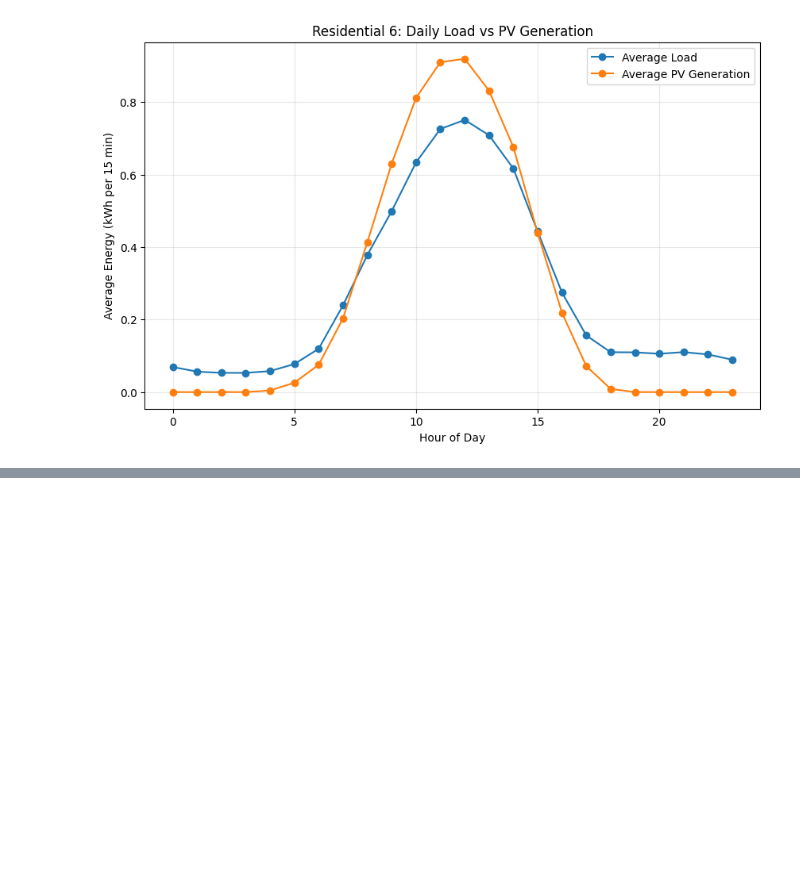
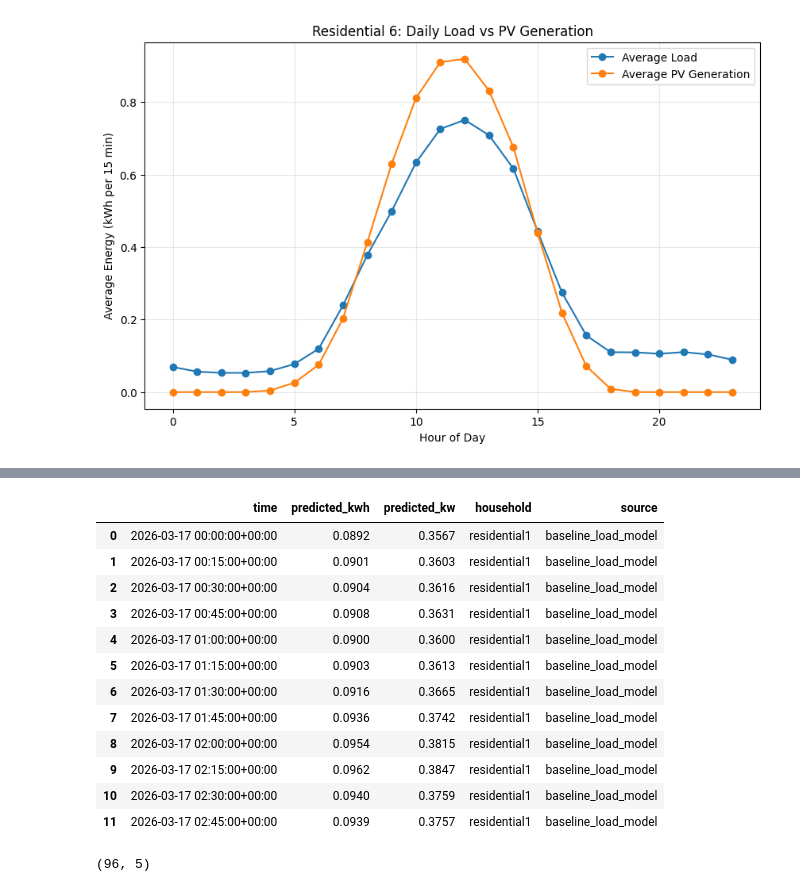
Before and after one commit to joschamz/hems-automation, a Jupyter notebook: models/Household Load-Mehdi-Refined Model.ipynb, the cells around one changed output, grey strips where cells are left out. Drawn from its saved outputs; the diff is of its cells as text; code cells hidden in the pictures; blank space fills up the shorter version.

```diff
--- a/models/Household Load-Mehdi-Refined Model.ipynb
+++ b/models/Household Load-Mehdi-Refined Model.ipynb
@@ -1643,0 +1928,23 @@ for h in pv_houses:
+# %%
+load_forecast_table = get_daily_load_forecast(
+    target_date="2026-03-17",
+    household_id=1
+)
+
+display(load_forecast_table.head(12))
+print(load_forecast_table.shape)
+# %% [output]
+|  | time | predicted_kwh | predicted_kw | household | source |
+| 0 | 2026-03-17 00:00:00+00:00 | 0.0892 | 0.3567 | residential1 | baseline_load_model |
+| 1 | 2026-03-17 00:15:00+00:00 | 0.0901 | 0.3603 | residential1 | baseline_load_model |
+| 2 | 2026-03-17 00:30:00+00:00 | 0.0904 | 0.3616 | residential1 | baseline_load_model |
+| 3 | 2026-03-17 00:45:00+00:00 | 0.0908 | 0.3631 | residential1 | baseline_load_model |
+| 4 | 2026-03-17 01:00:00+00:00 | 0.0900 | 0.3600 | residential1 | baseline_load_model |
+| 5 | 2026-03-17 01:15:00+00:00 | 0.0903 | 0.3613 | residential1 | baseline_load_model |
+| 6 | 2026-03-17 01:30:00+00:00 | 0.0916 | 0.3665 | residential1 | baseline_load_model |
+| 7 | 2026-03-17 01:45:00+00:00 | 0.0936 | 0.3742 | residential1 | baseline_load_model |
+| 8 | 2026-03-17 02:00:00+00:00 | 0.0954 | 0.3815 | residential1 | baseline_load_model |
+| 9 | 2026-03-17 02:15:00+00:00 | 0.0962 | 0.3847 | residential1 | baseline_load_model |
+| 10 | 2026-03-17 02:30:00+00:00 | 0.0940 | 0.3759 | residential1 | baseline_load_model |
+| 11 | 2026-03-17 02:45:00+00:00 | 0.0939 | 0.3757 | residential1 | baseline_load_model |
+(96, 5)
```
Also changed, not shown: parts of 10 cells of this notebook, 3 other files.
